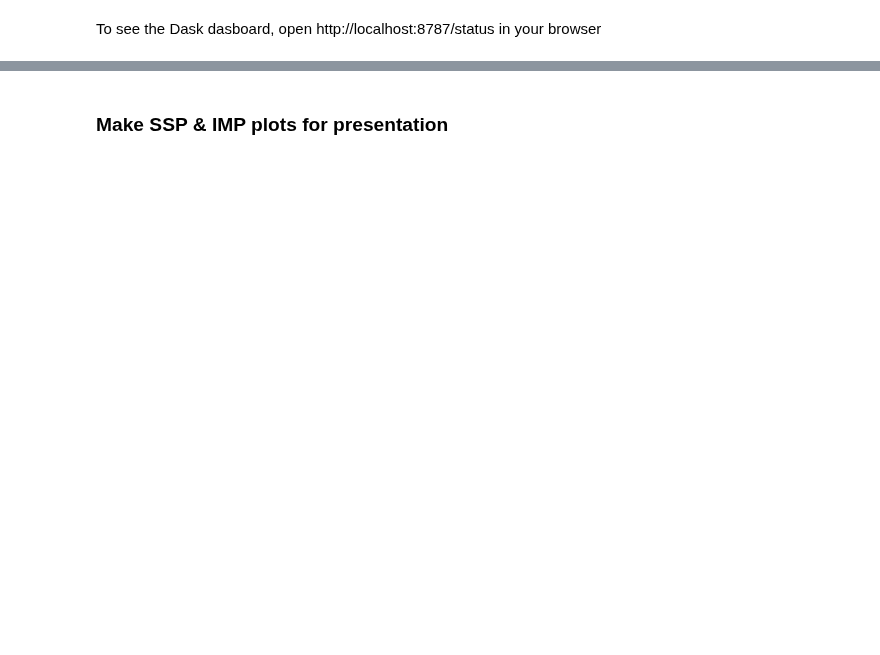
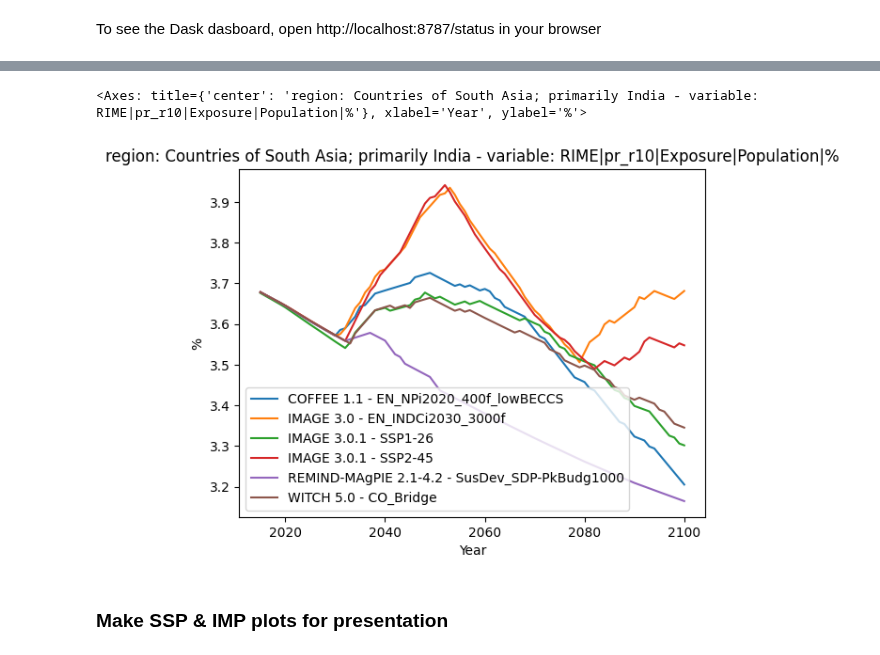
Before and after one commit to iiasa/rime, a Jupyter notebook: rime/pp_combined_example.ipynb, the cells around one changed output, grey strips where cells are left out. Drawn from its saved outputs; the diff is of its cells as text; code cells hidden in the pictures; blank space fills up the shorter version.

```diff
--- a/rime/pp_combined_example.ipynb
+++ b/rime/pp_combined_example.ipynb
@@ -333,4 +381,8 @@ ds
 # %%
-varis = list(ds.data_vars.keys())[:lvaris]
-dsi = ds[varis]
-print(f"# of variables = {len(varis)}")
+lvaris = 00
+if lvaris>1:
+    varis = list(ds.dataset.data_vars.keys())[:lvaris]
+    dsi = ds[varis]
+else:
+    dsi = ds
+print(f"# of variables = {len(dsi.dataset.data_vars.keys())}")
@@ -373,16 +435,14 @@ dfp = ssps_imp
 # %%
-# pre-prepare the dataset into correct format
-#  Assign SSP to meta and select SSP2 in case SSP not present in name
-dfp = ssp_helper(dfp, ssp_meta_col="Ssp_family", default_ssp="SSP2", keep_meta=False)
+# pre-prepare the dataset into correct format - IAMC wide timeseries format
 
-dft = dfp.timeseries()
+dft = dfp.df.timeseries()
 dft = dft.join(dfp.meta["Ssp_family"]).reset_index()
 # dft = dft.apply(fix_duplicate_temps, years=years, axis=1)
 # %% [markdown]
 ### START PROCESSING
 # %%
 start = time.time()
-year_res = 10
+year_res = 5
 parallel = True
 if parallel:
     """
@@ -393,7 +453,7 @@ if parallel:
 
     # dfx = dft.iloc[0].squeeze()  # FOR DEBUIGGING THE FUNCTION
     outd = ddf.apply(
-        table_impacts_gmt,
+        table_impacts_gwl,
         dsi=dsi,
         ssp_meta_col="Ssp_family",
         axis=1,
@@ -404,13 +464,13 @@ if parallel:
         # try:
         df_new = outd.compute(num_workers=num_workers)
 else:
-    df_new = dft.apply(table_impacts_gmt, dsi=dsi, axis=1)
+    df_new = dft.apply(table_impacts_gwl, dsi=dsi, axis=1)
 
-expandeddGMT = pd.concat([df_new[x] for x in df_new.index])
+expandeddGWL = pd.concat([df_new[x] for x in df_new.index])
 print(f" Done:  {time.time()-start}")
 
 filename = f"RIME_output_{region}_{year_res}yr.csv"
 
 # expandedd.to_csv(filename, encoding="utf-8", index=False)
 print(f" Saved: {region} yrs={year_res}\n  {time.time()-start}")
-print(f"{len(dsi.data_vars)} variables, {len(dfp.meta)} scenarios")
+print(f"{len(dsi.dataset.data_vars)} variables, {len(dfp.meta)} scenarios")
@@ -417,5 +482,5 @@ print(f"{len(dsi.data_vars)} variables, {len(dfp.meta)} scenarios")
 # %% [markdown]
 To see the Dask dasboard, open http://localhost:8787/status in your browser
 # %%
-expandeddGMT = pyam.IamDataFrame(expandeddGMT)
+expandeddGWL = pyam.IamDataFrame(expandeddGWL)
 # %%
@@ -423,17 +506,20 @@ expandeddGMT.variable
 # %%
 # model = "IMAG*"
 scenario = [
     "CO_Bridge",
     "EN_INDCi2030_3000f",
     "EN_NPi2020_400f_lowBECCS",
     # 'NGFS2_Current Policies',
     "SSP1-26",
     "SSP2-45",
     # 'SSP3-Baseline',
     # 'SSP5-Baseline',
     "SusDev_SDP-PkBudg1000",
 ]
-variable = "RIME|sdii|Hazard|Risk score|Population weighted"
+variable = "RIME|cdd|Hazard|Risk score|Population weighted"
 # variable = 'RIME|wsi|Exposure|Population|%'
-variable = "RIME|cdd|Exposure|Population|%"
-expandeddGMT.filter(variable=variable, scenario=scenario, region="GBR").plot()
+variable = "RIME|pr_r10|Exposure|Population|%"
+expandeddGWL.filter(variable=variable, scenario=scenario, region="Countries of South Asia; primarily India").plot()
+# %% [output]
+<Axes: title={'center': 'region: Countries of South Asia; primarily India - variable: RIME|pr_r10|Exposure|Population|%'}, xlabel='Year', ylabel='%'>
+[figure, added]
```
Also changed, not shown: parts of 32 cells of this notebook, 2 other files.
